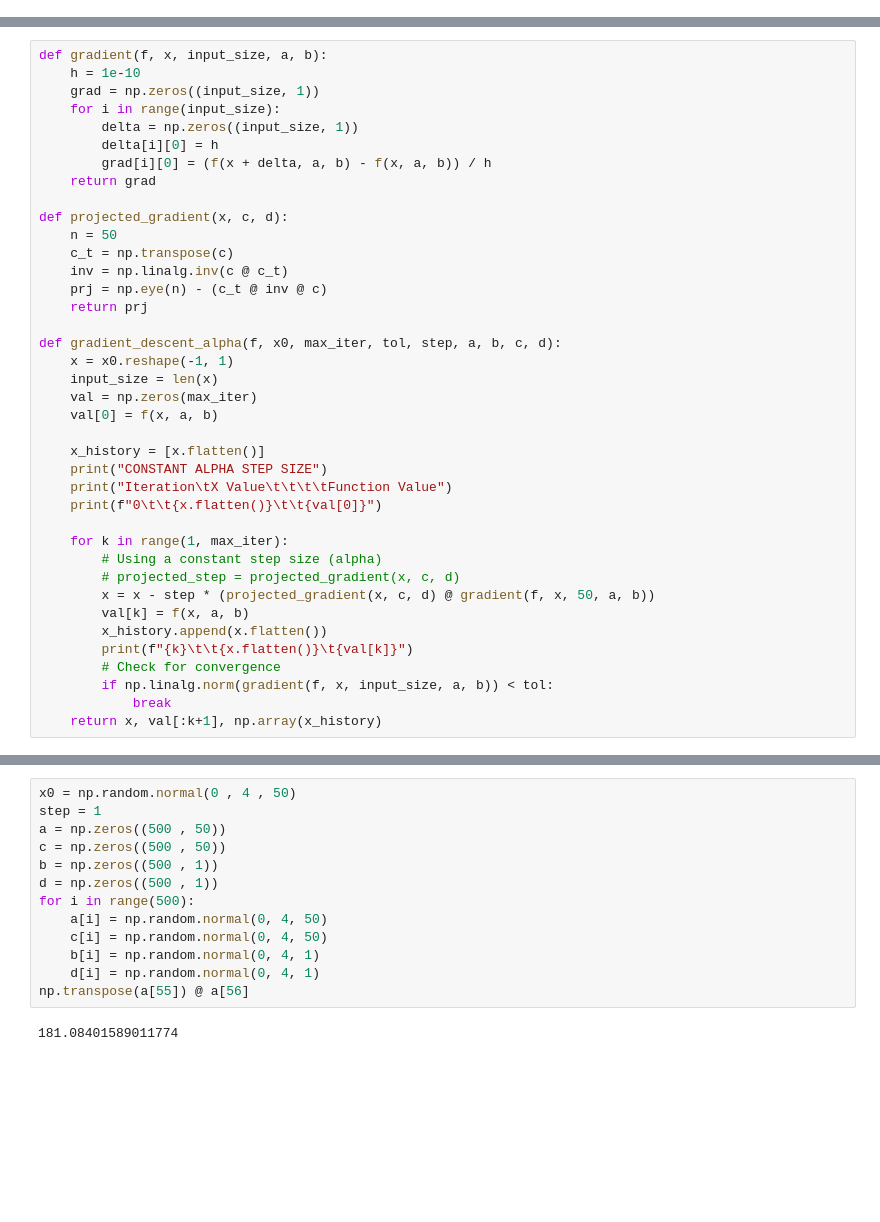
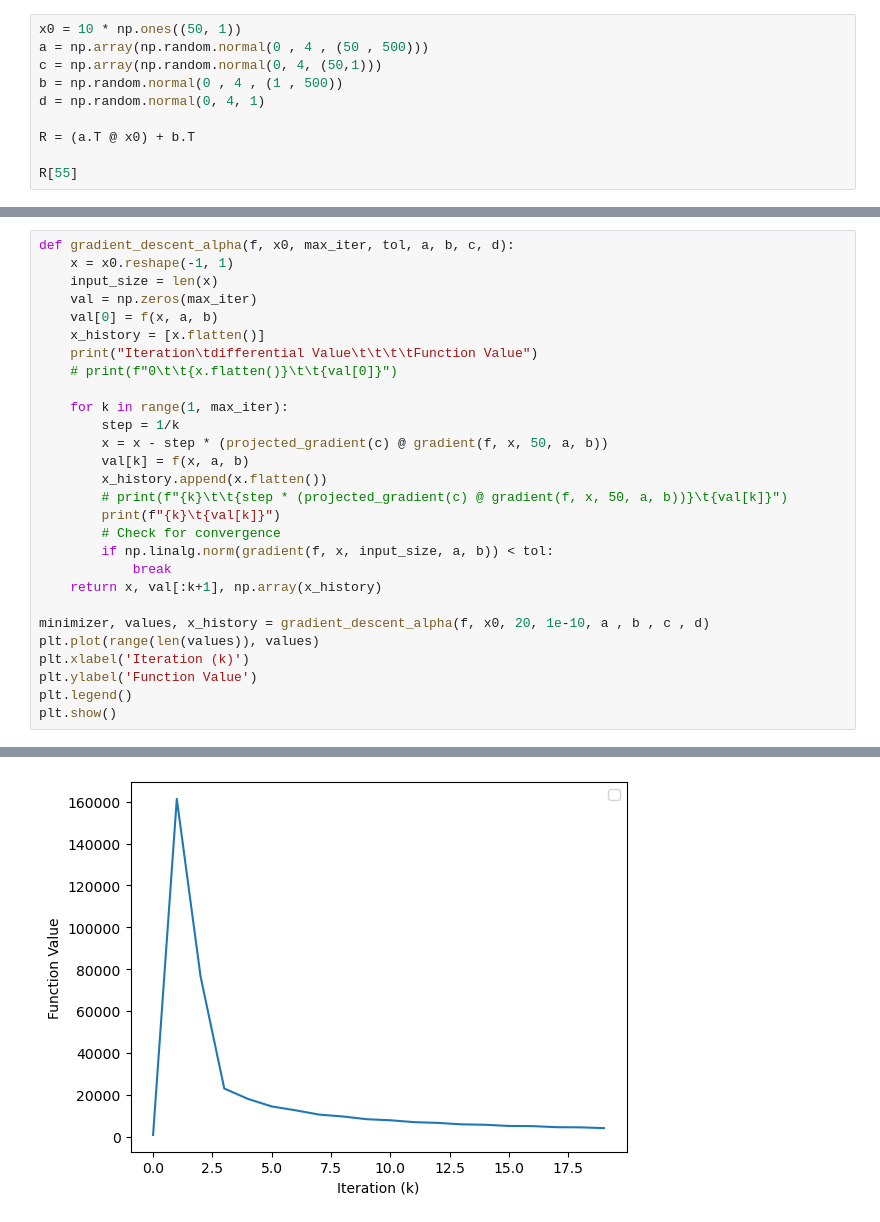
Before and after one commit to shayanmkpr/Convex_optimization_multifunctional, a Jupyter notebook: OPT_2.ipynb, the cells around one changed output, grey strips where cells are left out. Saved outputs shown, nothing was run; the diff lists cells and outputs as text; blank space fills up the shorter version.

```diff
--- a/OPT_2.ipynb
+++ b/OPT_2.ipynb
@@ -11,0 +46,10 @@ def f(x, a , b):
+# %%
+x0 = 10 * np.ones((50, 1))
+a = np.array(np.random.normal(0 , 4 , (50 , 500)))
+c = np.array(np.random.normal(0, 4, (50,1)))
+b = np.random.normal(0 , 4 , (1 , 500))
+d = np.random.normal(0, 4, 1)
+
+R = (a.T @ x0) + b.T
+
+R[55]
@@ -12,39 +158,29 @@ def f(x, a , b):
 # %%
-def gradient(f, x, input_size, a, b):
-    h = 1e-10
-    grad = np.zeros((input_size, 1))
-    for i in range(input_size):
-        delta = np.zeros((input_size, 1))
-        delta[i][0] = h
-        grad[i][0] = (f(x + delta, a, b) - f(x, a, b)) / h
-    return grad
-
-def projected_gradient(x, c, d):
-    n = 50
-    c_t = np.transpose(c)
-    inv = np.linalg.inv(c @ c_t)
-    prj = np.eye(n) - (c_t @ inv @ c)
-    return prj
-
-def gradient_descent_alpha(f, x0, max_iter, tol, step, a, b, c, d):
+def gradient_descent_alpha(f, x0, max_iter, tol, a, b, c, d):
     x = x0.reshape(-1, 1)
     input_size = len(x)
     val = np.zeros(max_iter)
     val[0] = f(x, a, b)
-
     x_history = [x.flatten()]
-    print("CONSTANT ALPHA STEP SIZE")
-    print("Iteration\tX Value\t\t\t\tFunction Value")
-    print(f"0\t\t{x.flatten()}\t\t{val[0]}")
+    print("Iteration\tdifferential Value\t\t\t\tFunction Value")
+    # print(f"0\t\t{x.flatten()}\t\t{val[0]}")
 
     for k in range(1, max_iter):
-        # Using a constant step size (alpha)
-        # projected_step = projected_gradient(x, c, d)
-        x = x - step * (projected_gradient(x, c, d) @ gradient(f, x, 50, a, b))
+        step = 1/k
+        x = x - step * (projected_gradient(c) @ gradient(f, x, 50, a, b))
         val[k] = f(x, a, b)
         x_history.append(x.flatten())
-        print(f"{k}\t\t{x.flatten()}\t{val[k]}")
+        # print(f"{k}\t\t{step * (projected_gradient(c) @ gradient(f, x, 50, a, b))}\t{val[k]}")
+        print(f"{k}\t{val[k]}")
         # Check for convergence
         if np.linalg.norm(gradient(f, x, input_size, a, b)) < tol:
             break
     return x, val[:k+1], np.array(x_history)
+
+minimizer, values, x_history = gradient_descent_alpha(f, x0, 20, 1e-10, a , b , c , d)
+plt.plot(range(len(values)), values)
+plt.xlabel('Iteration (k)')
+plt.ylabel('Function Value')
+plt.legend()
+plt.show()
+# %% [output]
@@ -51,15 +208 @@ def gradient_descent_alpha(f, x0, max_iter, tol, step, a, b, c, d):
+[figure, added]
-# %%
-x0 = np.random.normal(0 , 4 , 50)
-step = 1
-a = np.zeros((500 , 50))
-c = np.zeros((500 , 50))
-b = np.zeros((500 , 1))
-d = np.zeros((500 , 1))
-for i in range(500):
-    a[i] = np.random.normal(0, 4, 50)
-    c[i] = np.random.normal(0, 4, 50)
-    b[i] = np.random.normal(0, 4, 1)
-    d[i] = np.random.normal(0, 4, 1)
-np.transpose(a[55]) @ a[56]
-# %% [output]
-181.08401589011774
```
Also changed, not shown: parts of 8 cells of this notebook.
